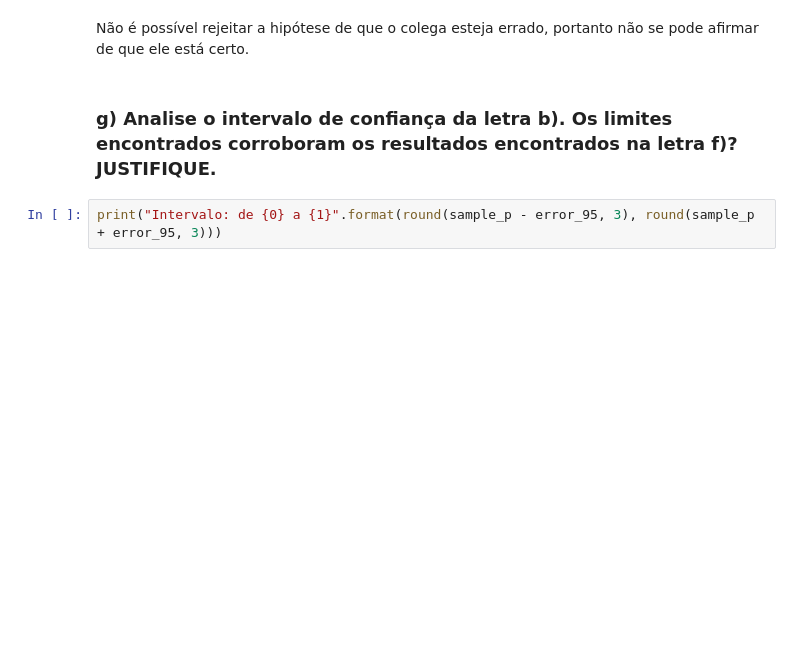
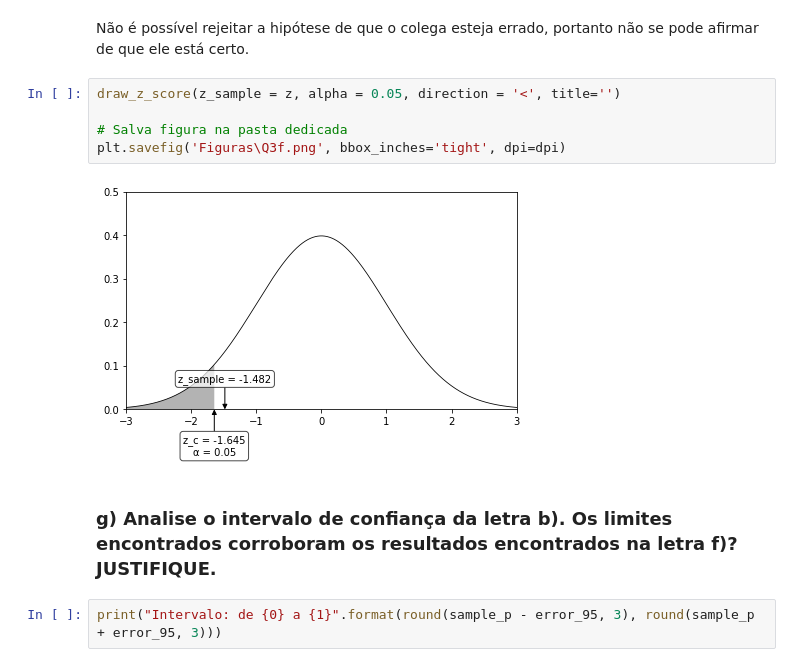
Before and after one commit to cleberjamaral/EstatisticaTYU, a Jupyter notebook: Python_Lista3/T3 - P3 - Análise da variável Turno.ipynb, the cells around one changed output. Cells and saved outputs as stored; diff of their text form; blank space fills up the shorter version.

```diff
--- a/Python_Lista3/T3 - P3 - Análise da variável Turno.ipynb
+++ b/Python_Lista3/T3 - P3 - Análise da variável Turno.ipynb
@@ -102,5 +146,12 @@ z = -1.038
 # %% [markdown]
 Não é possível rejeitar a hipótese de que o colega esteja errado, portanto não se pode afirmar de que ele está certo.
+# %%
+draw_z_score(z_sample = z, alpha = 0.05, direction = '<', title='')
+
+# Salva figura na pasta dedicada
+plt.savefig('Figuras\Q3f.png', bbox_inches='tight', dpi=dpi)
+# %% [output]
+[figure, added]
 # %% [markdown]
 ### g) Analise o intervalo de confiança da letra b). Os limites encontrados corroboram os resultados encontrados na letra f)? JUSTIFIQUE.
 # %%
```
Also changed, not shown: parts of 7 cells of this notebook, 11 other files.
